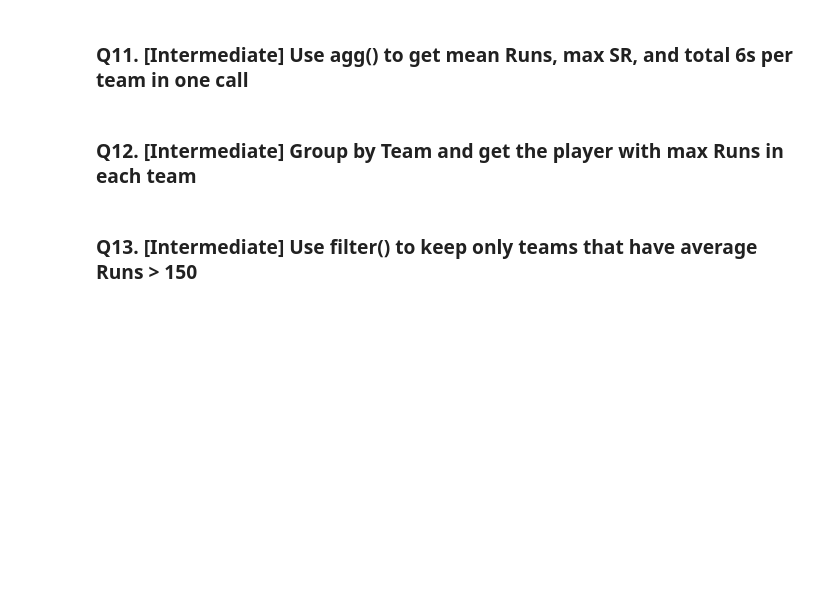
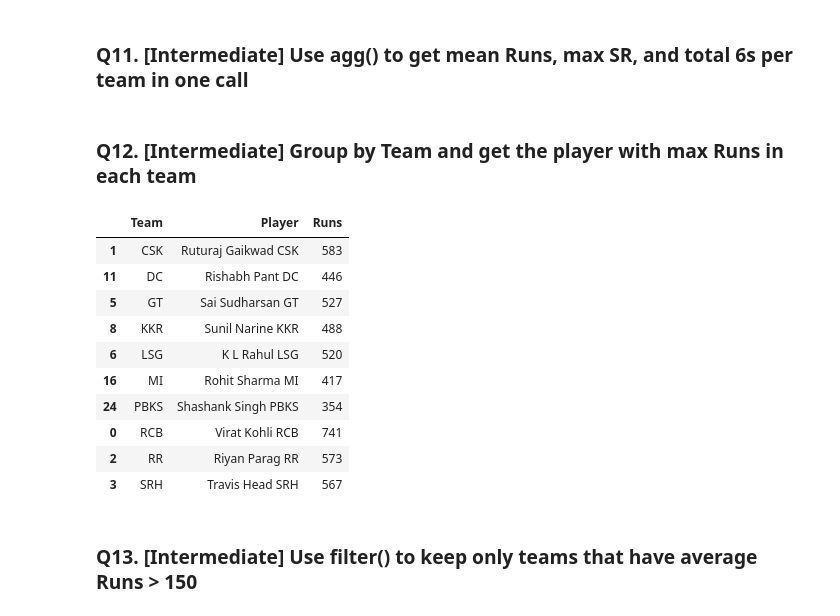
Before and after one commit to Harshit-kumar38/IPL-Dataset-Analysis-Pandas-, a Jupyter notebook: IPL_Pandas_Practice_275Q.ipynb, the cells around one changed output. Saved outputs shown, nothing was run; the diff lists cells and outputs as text; code cells hidden in the pictures; blank space fills up the shorter version.

```diff
--- a/IPL_Pandas_Practice_275Q.ipynb
+++ b/IPL_Pandas_Practice_275Q.ipynb
@@ -1776,6 +1776,19 @@ Name: 6s, dtype: int64
 ### Q12. [Intermediate] Group by Team and get the player with max Runs in each team
 # %%
 # Hint: use idxmax() after groupby
+df_1.loc[df_1.groupby('Team')['Runs'].idxmax(), ['Team', 'Player', 'Runs']]
+# %% [output]
+|  | Team | Player | Runs |
+| 1 | CSK | Ruturaj Gaikwad CSK | 583 |
+| 11 | DC | Rishabh Pant DC | 446 |
+| 5 | GT | Sai Sudharsan GT | 527 |
+| 8 | KKR | Sunil Narine KKR | 488 |
+| 6 | LSG | K L Rahul LSG | 520 |
+| 16 | MI | Rohit Sharma MI | 417 |
+| 24 | PBKS | Shashank Singh PBKS | 354 |
+| 0 | RCB | Virat Kohli RCB | 741 |
+| 2 | RR | Riyan Parag RR | 573 |
+| 3 | SRH | Travis Head SRH | 567 |
 # %% [markdown]
 ### Q13. [Intermediate] Use filter() to keep only teams that have average Runs > 150
 # %%
```
